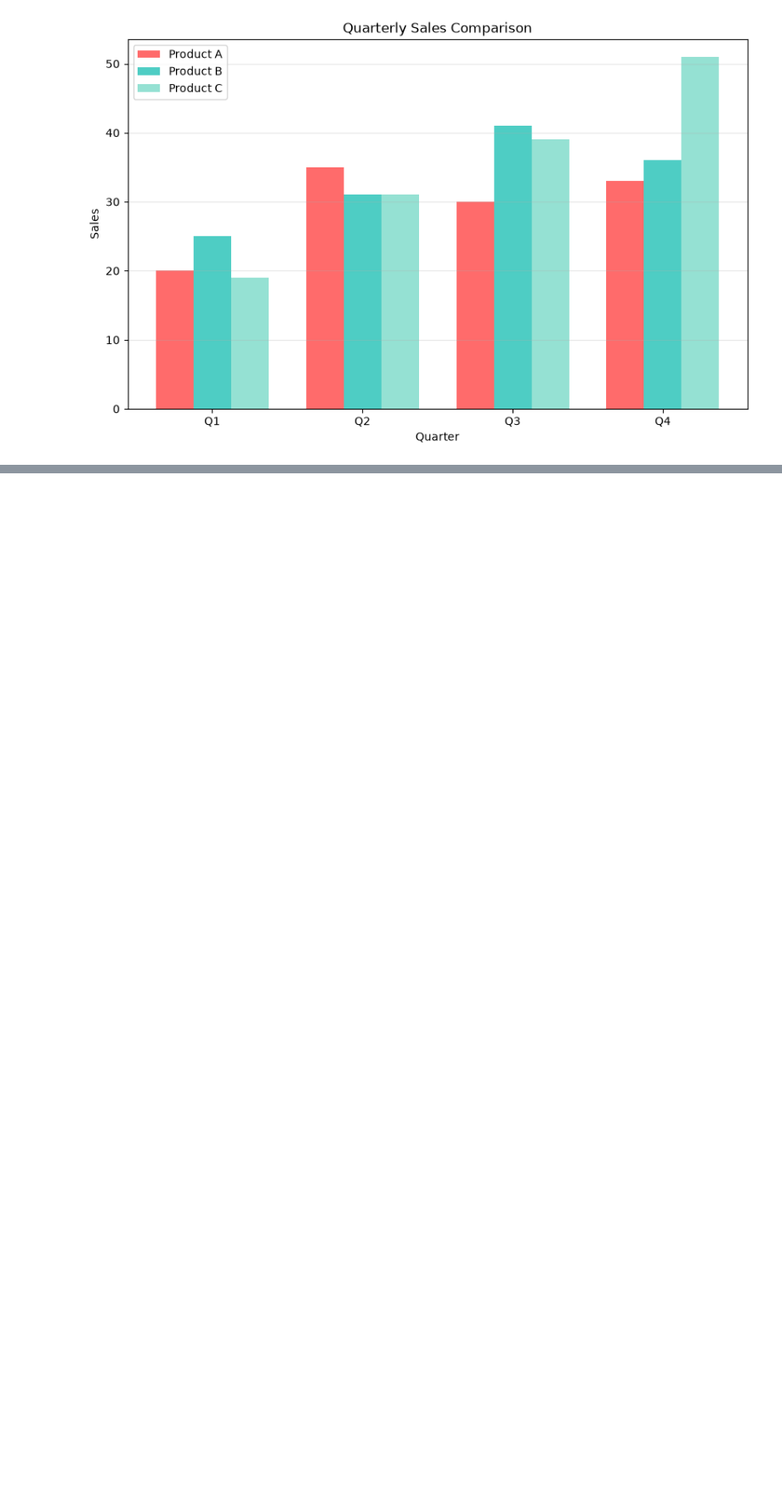
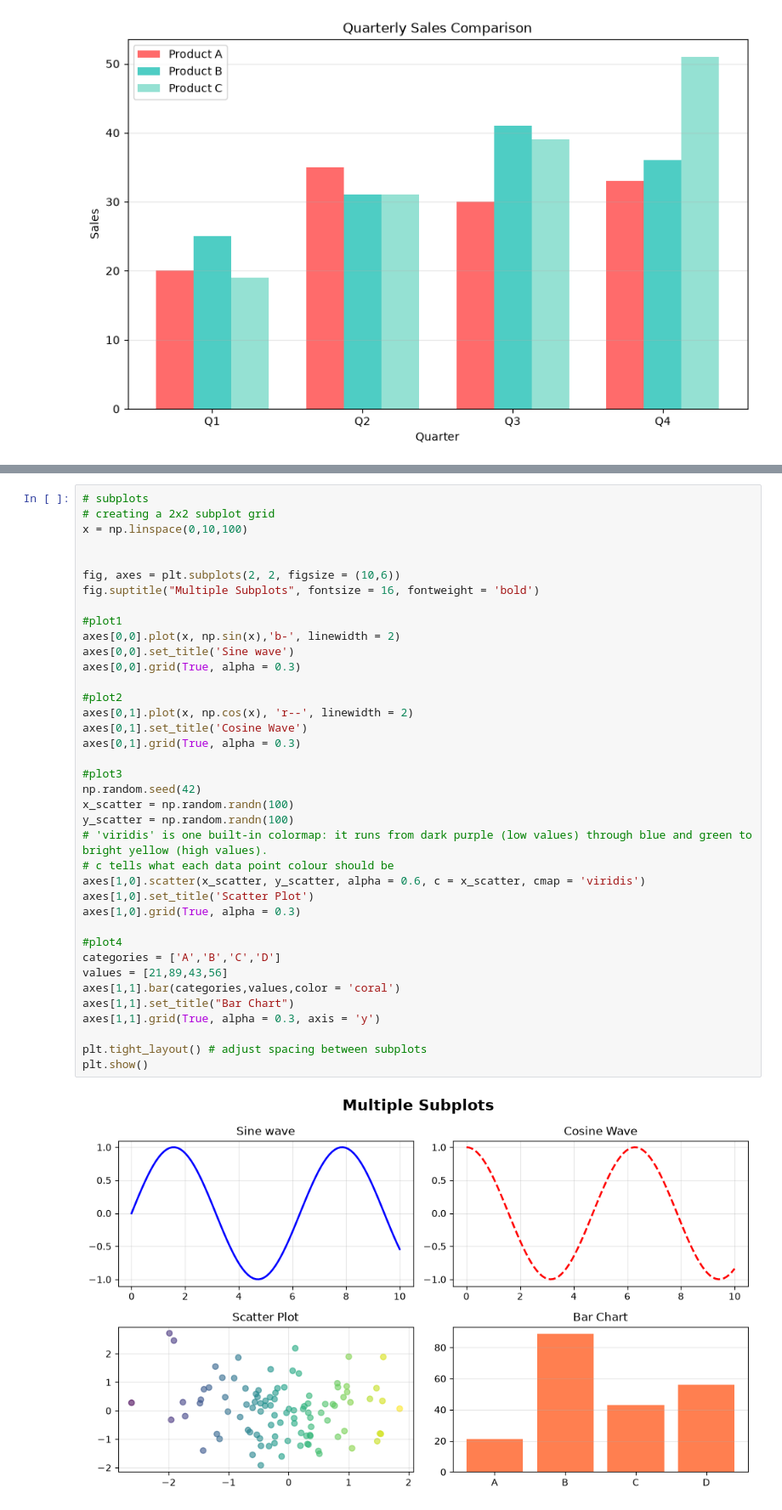
Before and after one commit to MuhammadAhmedMasood/data_analysis_with_python, a Jupyter notebook: Ahmed_matplotlib_tutorial.ipynb, the cells around one changed output, grey strips where cells are left out. Shown at 85% size. Saved outputs shown, nothing was run; the diff lists cells and outputs as text; blank space fills up the shorter version.

```diff
--- a/Ahmed_matplotlib_tutorial.ipynb
+++ b/Ahmed_matplotlib_tutorial.ipynb
@@ -233,0 +284,40 @@ plt.show()
+# %%
+# subplots
+# creating a 2x2 subplot grid
+x = np.linspace(0,10,100)
+
+
+fig, axes = plt.subplots(2, 2, figsize = (10,6))
+fig.suptitle("Multiple Subplots", fontsize = 16, fontweight = 'bold')
+
+#plot1
+axes[0,0].plot(x, np.sin(x),'b-', linewidth = 2)
+axes[0,0].set_title('Sine wave')
+axes[0,0].grid(True, alpha = 0.3)
+
+#plot2
+axes[0,1].plot(x, np.cos(x), 'r--', linewidth = 2)
+axes[0,1].set_title('Cosine Wave')
+axes[0,1].grid(True, alpha = 0.3)
+
+#plot3
+np.random.seed(42)
+x_scatter = np.random.randn(100)
+y_scatter = np.random.randn(100)
+# 'viridis' is one built-in colormap: it runs from dark purple (low values) through blue and green to bright yellow (high values).
+# c tells what each data point colour should be
+axes[1,0].scatter(x_scatter, y_scatter, alpha = 0.6, c = x_scatter, cmap = 'viridis')
+axes[1,0].set_title('Scatter Plot')
+axes[1,0].grid(True, alpha = 0.3)
+
+#plot4
+categories = ['A','B','C','D']
+values = [21,89,43,56]
+axes[1,1].bar(categories,values,color = 'coral')
+axes[1,1].set_title("Bar Chart")
+axes[1,1].grid(True, alpha = 0.3, axis = 'y')
+
+plt.tight_layout() # adjust spacing between subplots
+plt.show()
+# %% [output]
+[figure, added]
```
Also changed, not shown: parts of 23 cells of this notebook, 5 other files.
